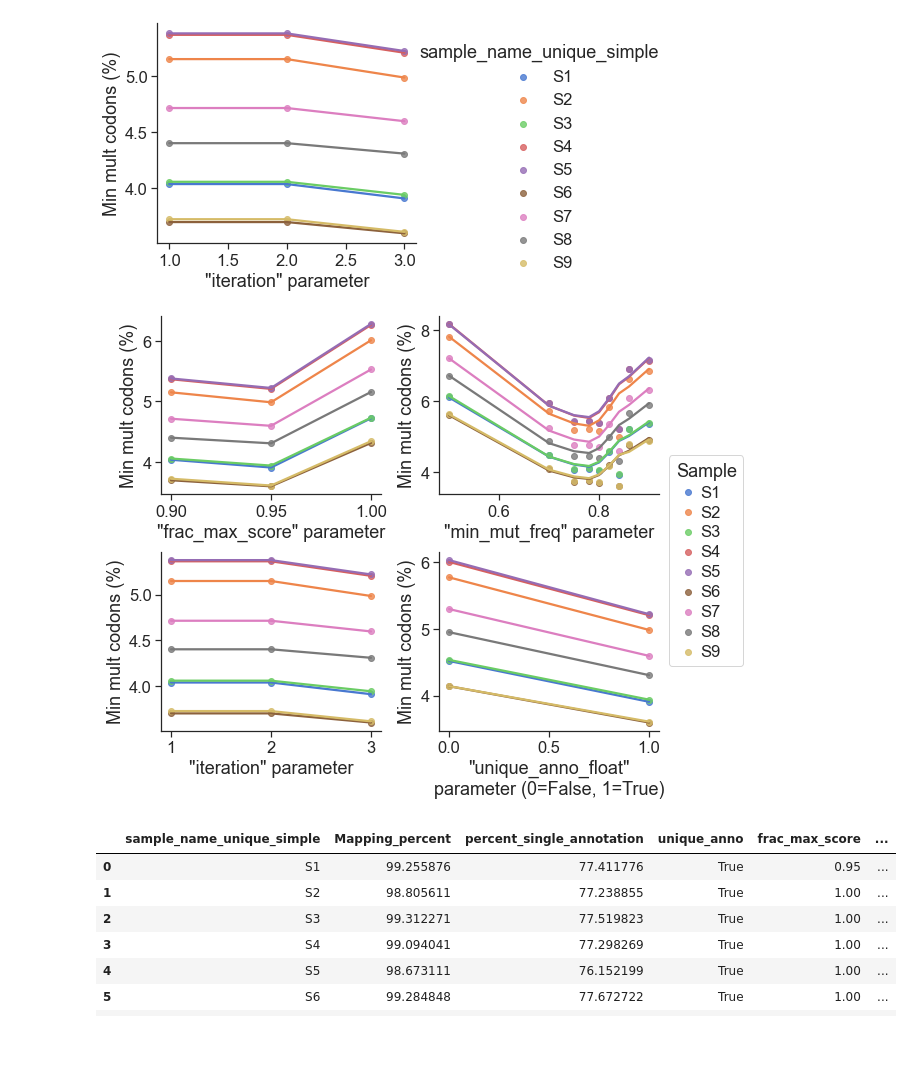
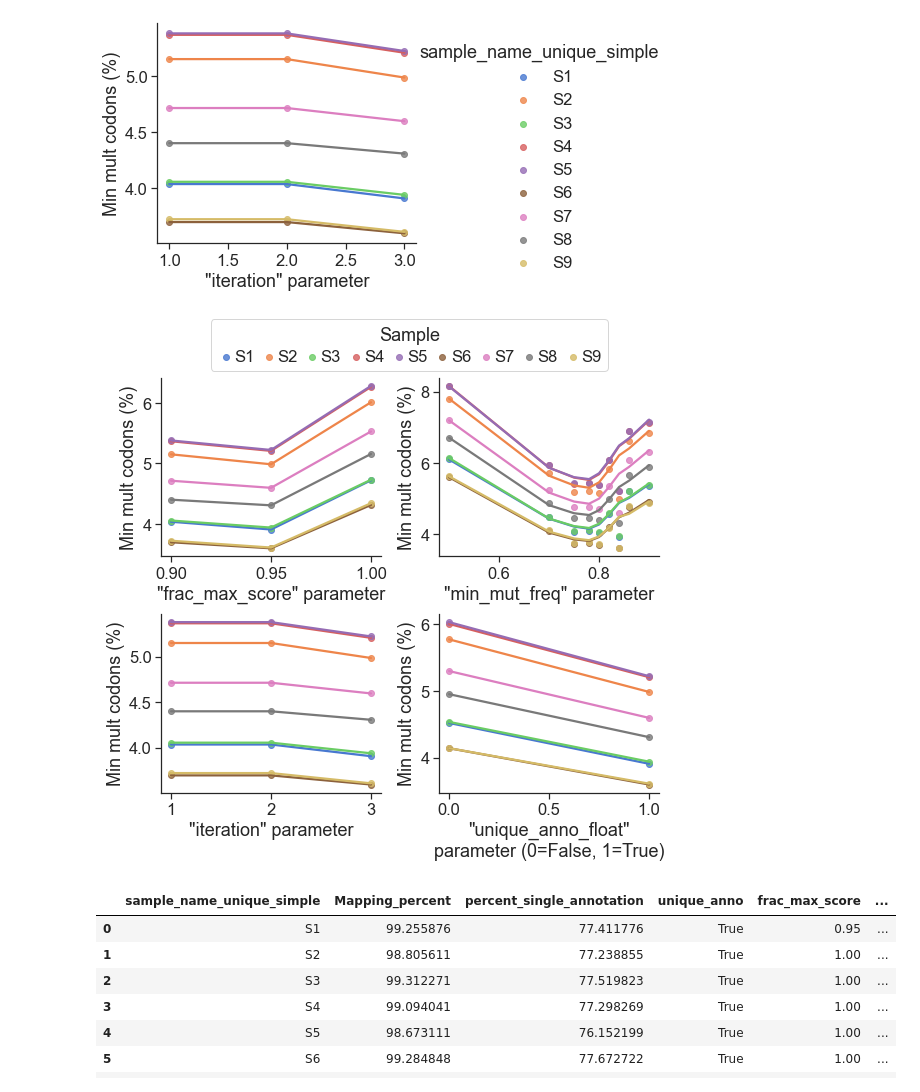
Before and after one commit to krdav/tRNA-charge-seq, a Jupyter notebook: projects/alignment-opti/alignment-opti_plotting_pub.ipynb, the cells around one changed output. Saved outputs shown, nothing was run; the diff lists cells and outputs as text; code cells hidden in the pictures; blank space fills up the shorter version.

```diff
--- a/projects/alignment-opti/alignment-opti_plotting_pub.ipynb
+++ b/projects/alignment-opti/alignment-opti_plotting_pub.ipynb
@@ -204,28 +207,32 @@ it_fig.ax.set_ylabel('Min mult codons (%)');
 # %%
 # Collect the above into one plot:
 fig = plt.figure(figsize=(8, 7))
 gs = gridspec.GridSpec(2, 2)
 
 # Using the Seaborn patch to combine plots:
 mg0 = sfg(fmc_fig, fig, gs[0])
 mg1 = sfg(mm_fig, fig, gs[1])
 mg2 = sfg(ua_fig, fig, gs[3])
 mg3 = sfg(it_fig, fig, gs[2])
 
 # Make legend:
 handles = it_fig._legend_data.values()
 labels = it_fig._legend_data.keys()
-#fig.legend(title='Sample', handles=handles, labels=labels, loc='center right', \
-#           ncol=1, bbox_to_anchor = (1.2, 0.5))
-fig.legend(title='Sample', handles=handles, labels=labels, loc='center right', \
-           ncol=1, bbox_to_anchor = (1.13, 0.5), alignment='left', \
-           labelspacing=0.3, handletextpad=0, borderaxespad=0, \
-           handlelength=1.5)
+if False:
+    fig.legend(title='Sample', handles=handles, labels=labels, loc='center right', \
+               ncol=1, bbox_to_anchor = (1.13, 0.5), alignment='left', \
+               labelspacing=0.3, handletextpad=0, borderaxespad=0, \
+               handlelength=1.5)
+else:
+    fig.legend(title='Sample', handles=handles, labels=labels, loc="lower center", \
+               ncol=9, bbox_to_anchor = (0.55, 1), alignment='center', \
+               labelspacing=0.3, handletextpad=0, borderaxespad=0, \
+               handlelength=1, columnspacing=0.4)
 
 gs.tight_layout(fig)
 fig.savefig('plots_pub/align-opti_params_codon.pdf', bbox_inches='tight')
 # %% [output]
-[figure, old version]
+[figure, new version]
 # %%
 # Find the best alignment parameter combination
 # for each sample for increasing mapping uniqueness:
```
Also changed, not shown: parts of 2 cells of this notebook, 13 other files.
